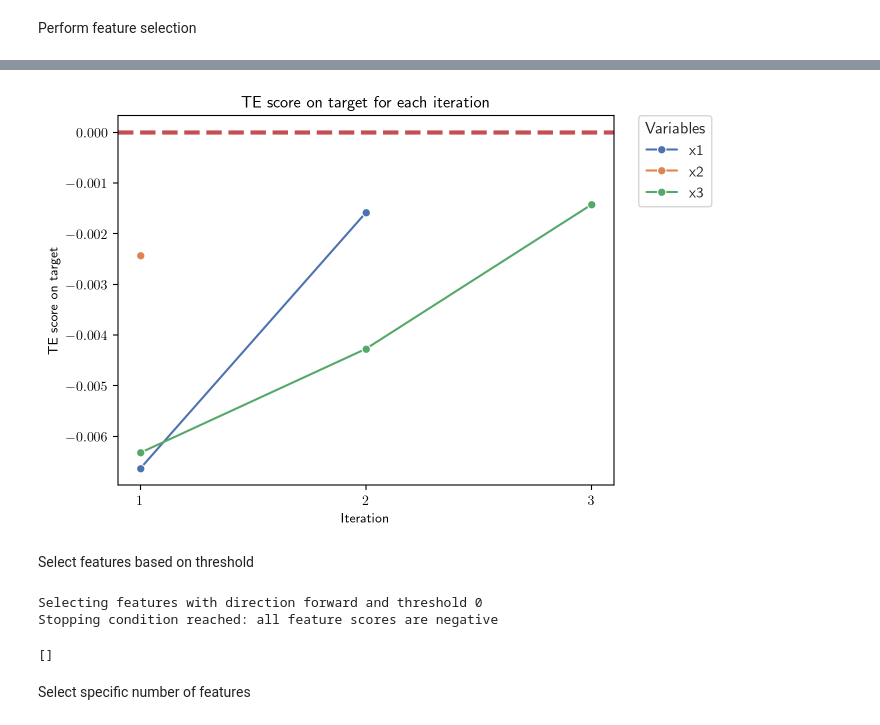
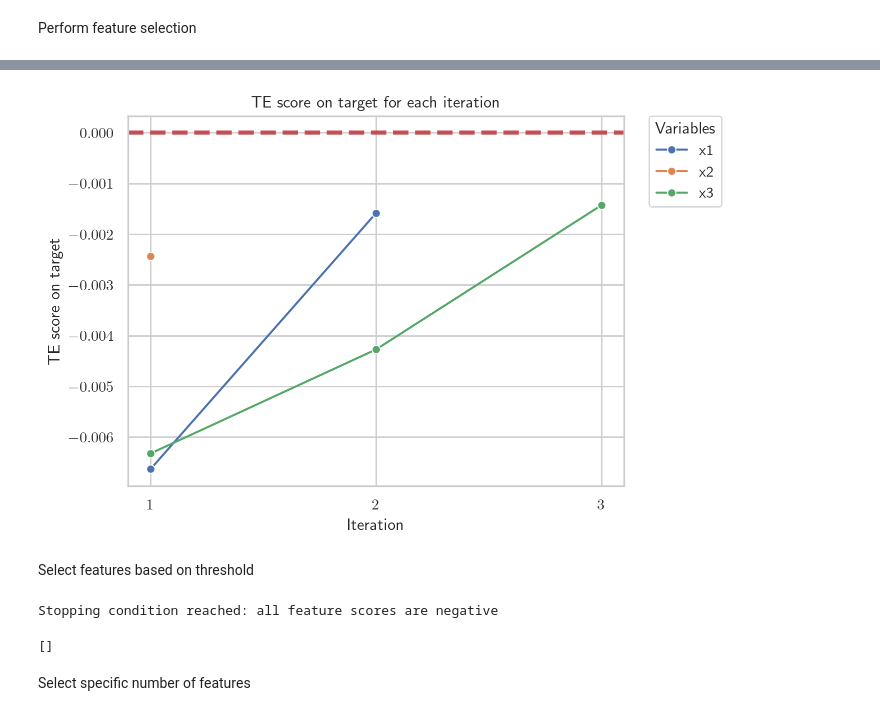
Before and after one commit to teobucci/tefs, a Jupyter notebook: docs/source/notebooks/usage.ipynb, the cells around one changed output, grey strips where cells are left out. Saved outputs shown, nothing was run; the diff lists cells and outputs as text; code cells hidden in the pictures.

```diff
--- a/docs/source/notebooks/usage.ipynb
+++ b/docs/source/notebooks/usage.ipynb
@@ -46,15 +46,17 @@ lag_target = [1]
 # %% [markdown]
 Perform feature selection
 # %%
-results = tefs.fs(
+fs = TEFS(
     features=features.values,
     target=target.values,
     k=k,
     lag_features=lag_features,
     lag_target=lag_target,
     direction=direction,
-    verbose=1,
-    var_names=features_names, # optional
+    verbose=2,
+    var_names=features_names,
     n_jobs=4,
 )
+
+fs.fit()
 # %% [output]
@@ -64,24 +80,16 @@ Adding feature: x3 with TE score: -0.001428146893958049
 # %%
 fig, ax = plt.subplots()
-tefs.plot_te_results(results, features_names, ax)
+fs.plot_te_results(ax=ax)
+plt.show()
 # %% [output]
-[figure, old version]
+[figure, new version]
 # %% [markdown]
 Select features based on threshold
-# %%
-features_indexes = tefs.select_features(
-    results=results,
-    threshold=0,
-    direction=direction,
-    verbose=1,
-    )
-# %% [output]
-Selecting features with direction forward and threshold 0
-Stopping condition reached: all feature scores are negative
-# %%
-selected_features = [features_names[i] for i in features_indexes]
-selected_features
-# %% [output]
-[]
+# %%
+selected_features = fs.select_features(threshold=0)
+selected_features
+# %% [output]
+Stopping condition reached: all feature scores are negative
+[]
 # %% [markdown]
 Select specific number of features
```
Also changed, not shown: parts of 5 cells of this notebook.
